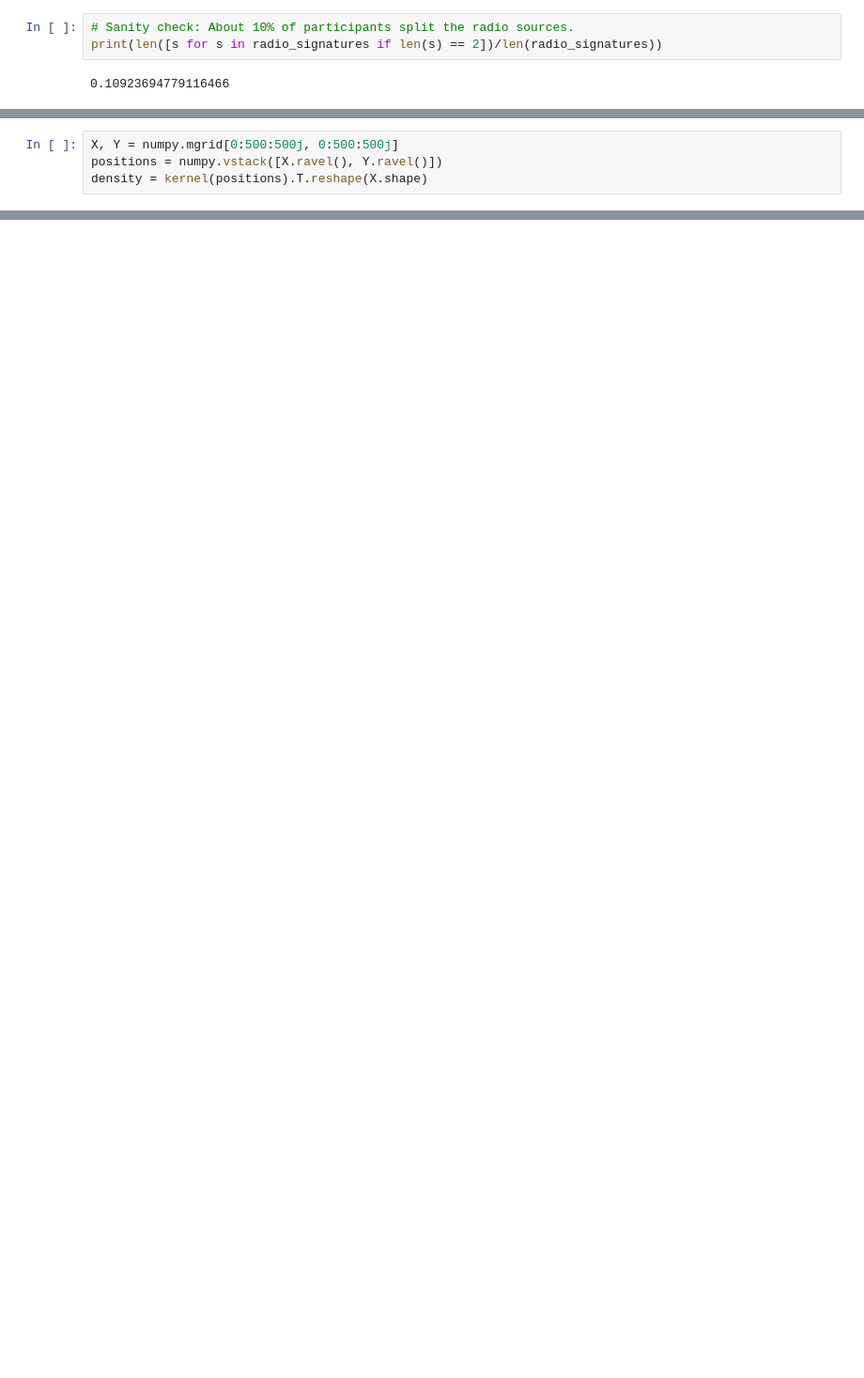
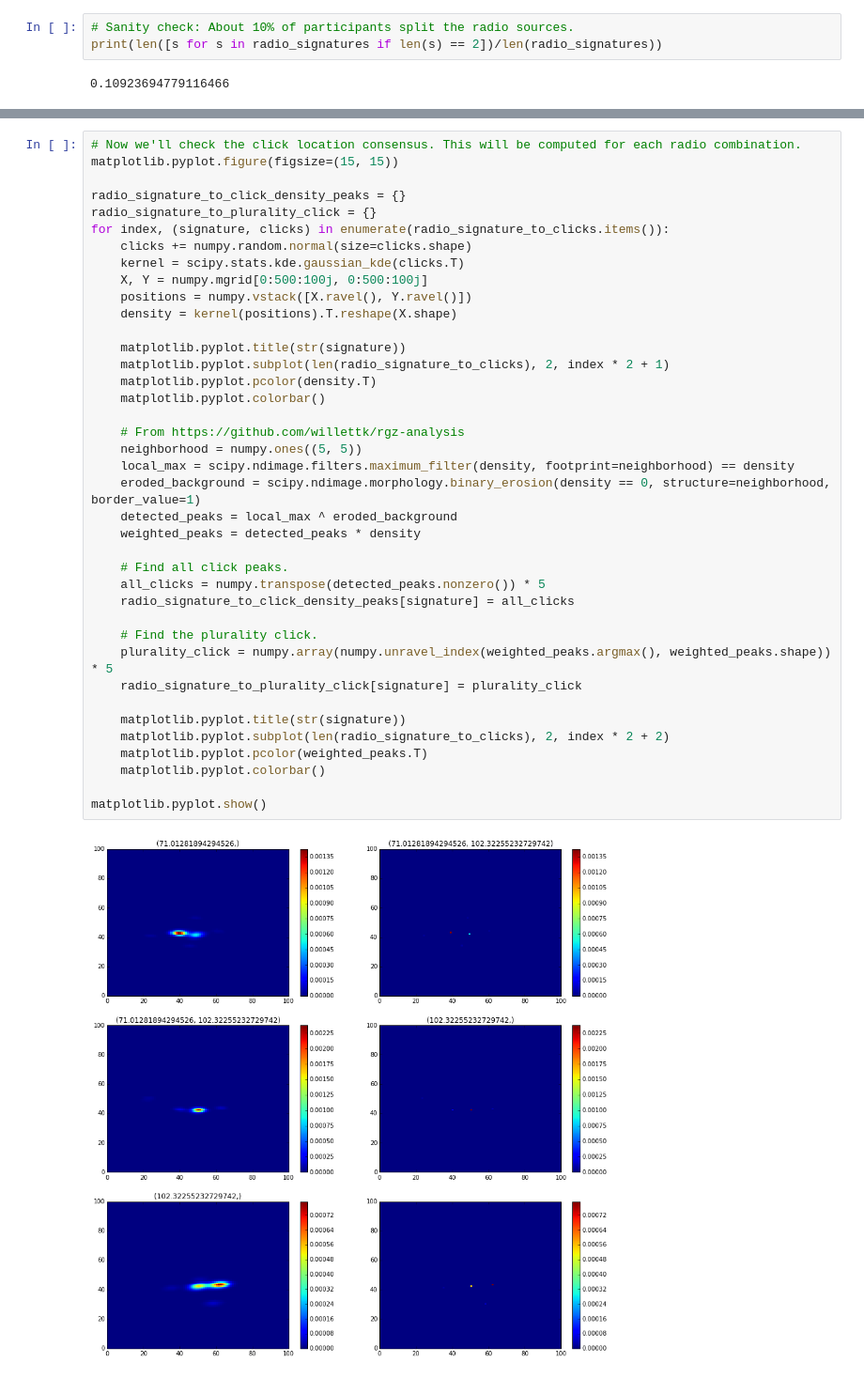
Before and after one commit to chengsoonong/crowdastro, a Jupyter notebook: notebooks/potential_host_counting.ipynb, the cells around one changed output, grey strips where cells are left out. Shown: that part at 94% size. Saved outputs shown, nothing was run; the diff lists cells and outputs as text; blank space fills up the shorter version.

Commit message:
Finished replicating consensus calculation.

```diff
--- a/notebooks/potential_host_counting.ipynb
+++ b/notebooks/potential_host_counting.ipynb
@@ -179,4 +183,0 @@ kernel = scipy.stats.kde.gaussian_kde(clicks.T)
-# %%
-X, Y = numpy.mgrid[0:500:500j, 0:500:500j]
-positions = numpy.vstack([X.ravel(), Y.ravel()])
-density = kernel(positions).T.reshape(X.shape)
@@ -235,0 +184,41 @@ matplotlib.pyplot.show()
+# %%
+# Now we'll check the click location consensus. This will be computed for each radio combination.
+matplotlib.pyplot.figure(figsize=(15, 15))
+
+radio_signature_to_click_density_peaks = {}
+radio_signature_to_plurality_click = {}
+for index, (signature, clicks) in enumerate(radio_signature_to_clicks.items()):
+    clicks += numpy.random.normal(size=clicks.shape)
+    kernel = scipy.stats.kde.gaussian_kde(clicks.T)
+    X, Y = numpy.mgrid[0:500:100j, 0:500:100j]
+    positions = numpy.vstack([X.ravel(), Y.ravel()])
+    density = kernel(positions).T.reshape(X.shape)
+
+    matplotlib.pyplot.title(str(signature))
+    matplotlib.pyplot.subplot(len(radio_signature_to_clicks), 2, index * 2 + 1)
+    matplotlib.pyplot.pcolor(density.T)
+    matplotlib.pyplot.colorbar()
+
+    # From https://github.com/willettk/rgz-analysis
+    neighborhood = numpy.ones((5, 5))
+    local_max = scipy.ndimage.filters.maximum_filter(density, footprint=neighborhood) == density
+    eroded_background = scipy.ndimage.morphology.binary_erosion(density == 0, structure=neighborhood, border_value=1)
+    detected_peaks = local_max ^ eroded_background
+    weighted_peaks = detected_peaks * density
+
+    # Find all click peaks.
+    all_clicks = numpy.transpose(detected_peaks.nonzero()) * 5
+    radio_signature_to_click_density_peaks[signature] = all_clicks
+
+    # Find the plurality click.
+    plurality_click = numpy.array(numpy.unravel_index(weighted_peaks.argmax(), weighted_peaks.shape)) * 5
+    radio_signature_to_plurality_click[signature] = plurality_click
+
+    matplotlib.pyplot.title(str(signature))
+    matplotlib.pyplot.subplot(len(radio_signature_to_clicks), 2, index * 2 + 2)
+    matplotlib.pyplot.pcolor(weighted_peaks.T)
+    matplotlib.pyplot.colorbar()
+
+matplotlib.pyplot.show()
+# %% [output]
+[figure, added]
```
Also changed, not shown: parts of 22 cells of this notebook, 2 other files.
